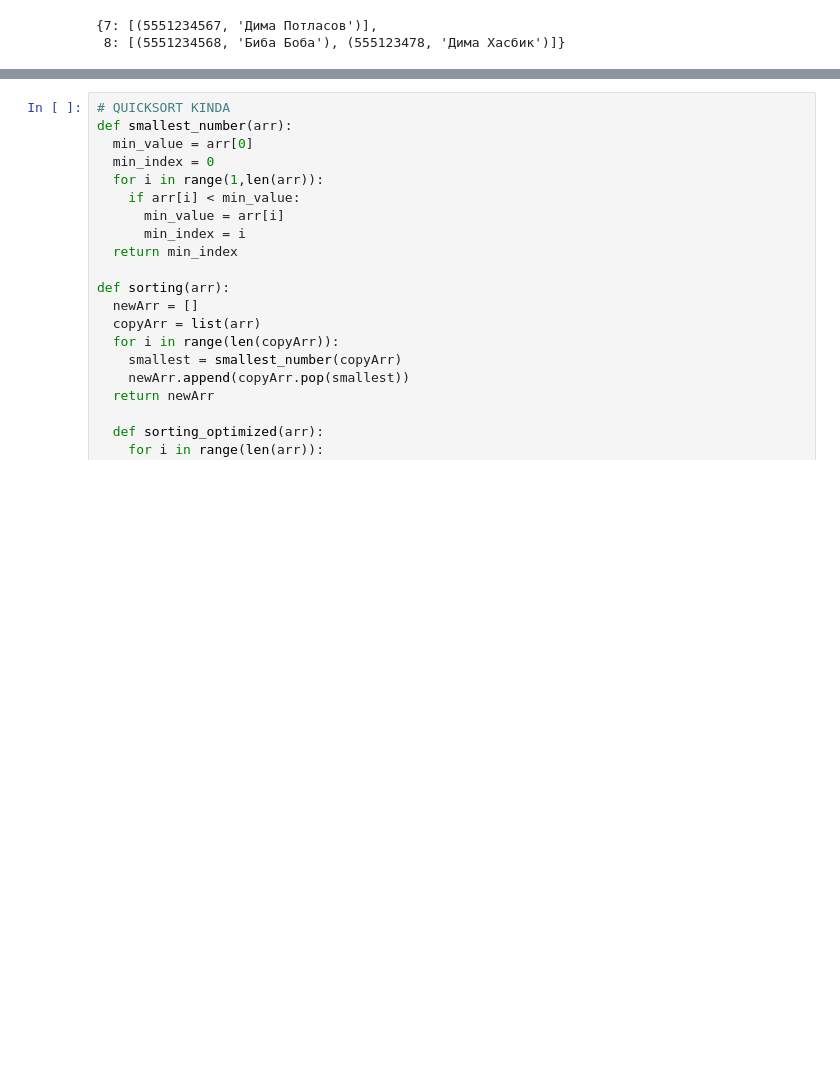
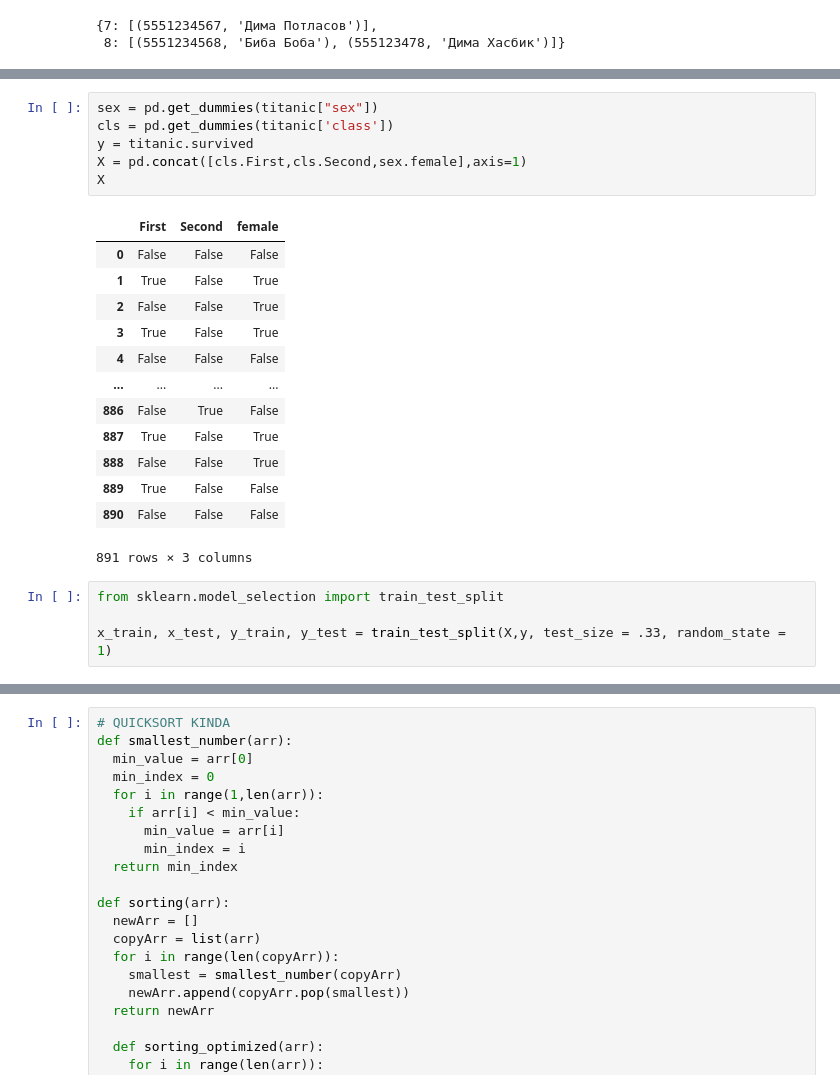
Before and after one commit to valeraboyko2002/test, a Jupyter notebook: data_structure_and_algorithms.ipynb, the cells around one changed output, grey strips where cells are left out. Saved outputs shown, nothing was run; the diff lists cells and outputs as text; blank space fills up the shorter version.

```diff
--- a/data_structure_and_algorithms.ipynb
+++ b/data_structure_and_algorithms.ipynb
@@ -813,0 +861,24 @@ hash_map
+# %%
+sex = pd.get_dummies(titanic["sex"])
+cls = pd.get_dummies(titanic['class'])
+y = titanic.survived
+X = pd.concat([cls.First,cls.Second,sex.female],axis=1)
+X
+# %% [output]
+|  | First | Second | female |
+| 0 | False | False | False |
+| 1 | True | False | True |
+| 2 | False | False | True |
+| 3 | True | False | True |
+| 4 | False | False | False |
+| ... | ... | ... | ... |
+| 886 | False | True | False |
+| 887 | True | False | True |
+| 888 | False | False | True |
+| 889 | True | False | False |
+| 890 | False | False | False |
+891 rows × 3 columns
+# %%
+from sklearn.model_selection import train_test_split
+
+x_train, x_test, y_train, y_test = train_test_split(X,y, test_size = .33, random_state = 1)
```
Also changed, not shown: parts of 23 cells of this notebook.
